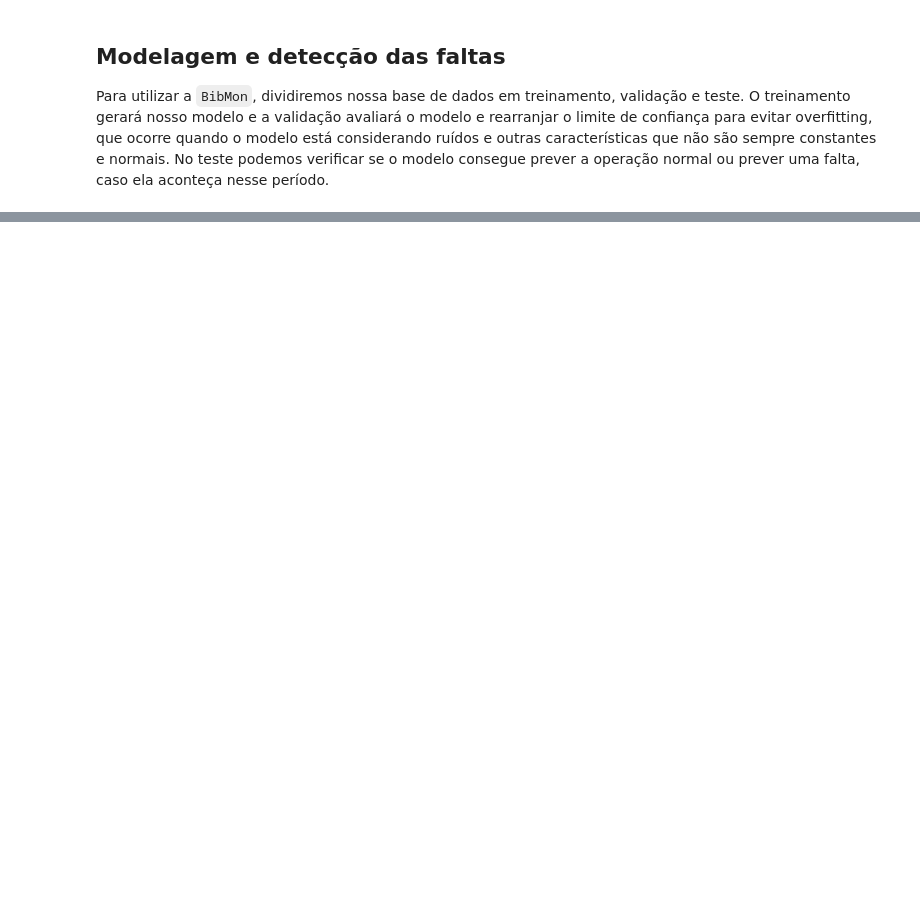
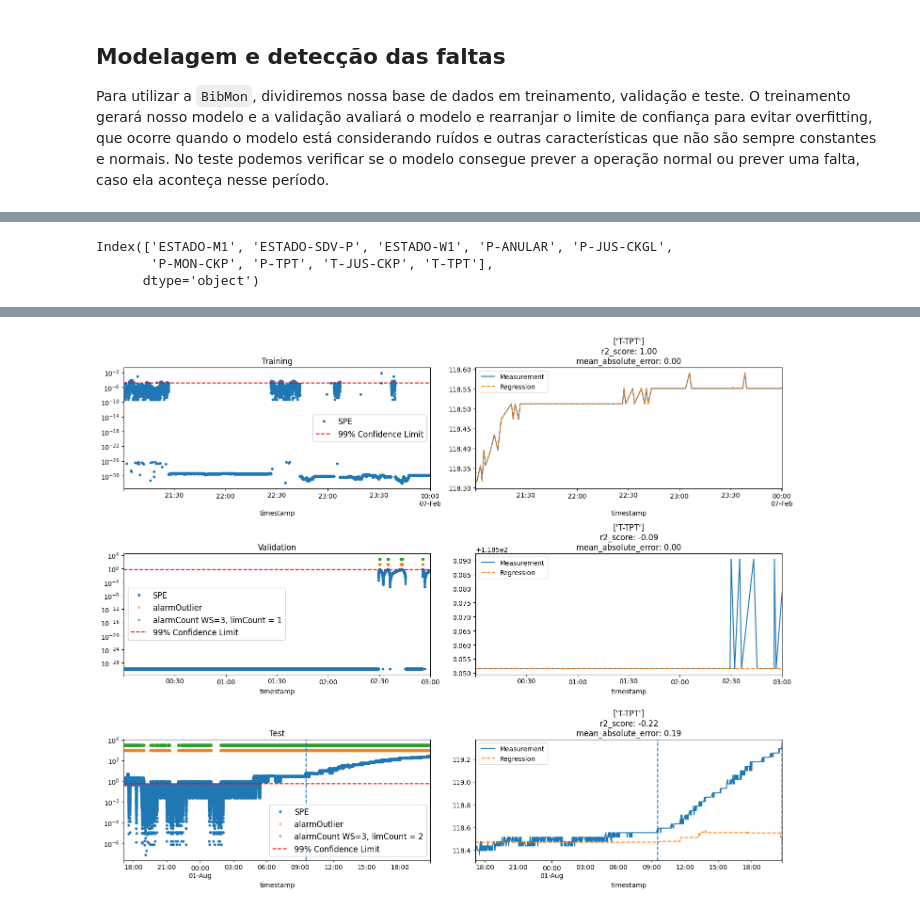
Before and after one commit to infingardi/BibMon, a Jupyter notebook: docs/source/tutorial_3w_fit_analysis.ipynb, the cells around one changed output, grey strips where cells are left out. Drawn from its saved outputs; the diff is of its cells as text; code cells hidden in the pictures; blank space fills up the shorter version.

Commit message:
nova análise utilizando os arquivos normais

```diff
--- a/docs/source/tutorial_3w_fit_analysis.ipynb
+++ b/docs/source/tutorial_3w_fit_analysis.ipynb
@@ -216,0 +448,39 @@ No teste podemos verificar se o modelo consegue prever a operação normal ou pr
+# %%
+import bibmon
+
+tags = ['ESTADO-W1', 'P-ANULAR', 'P-JUS-CKGL', 'P-MON-CKP', 'P-TPT', 'T-JUS-CKP', 'T-TPT']
+
+print(dataNormalOperation.keys())
+
+(X_train, X_validation,
+ X_test, Y_train,
+ Y_validation, Y_test) = train_val_test_split(dataNormalOperation, dataFault,
+                                                     start_train = start_train, #Início da base de dados
+                                                     end_train = end_train,
+                                                     end_validation = end_validation, #Horas antes da falta
+                                                     start_test = start_test, #Horas antes da falta
+                                                     end_test = end_test, #Fim da base de dados
+                                                     tags_Y = ['T-TPT']) #Essa variável será usada para análise da regressão do modelo
+# %% [output]
+Index(['ESTADO-M1', 'ESTADO-SDV-P', 'ESTADO-W1', 'P-ANULAR', 'P-JUS-CKGL',
+       'P-MON-CKP', 'P-TPT', 'T-JUS-CKP', 'T-TPT'],
+      dtype='object')
+# %%
+from sklearn.ensemble import RandomForestRegressor
+reg = RandomForestRegressor(n_jobs=-1, random_state=1)
+
+model = bibmon.sklearnRegressor(reg)
+# %%
+from sklearn.metrics import r2_score
+from sklearn.metrics import mean_absolute_error
+
+mtr = [r2_score, mean_absolute_error]
+# %%
+%%time
+
+teste = complete_analysis(model, X_train, X_validation, X_test,
+                         Y_train, Y_validation, Y_test,
+                         metrics = mtr, count_window_size = 3, count_limit = 2,
+                         fault_start = fault_start,
+                         fault_end = fault_end)
+# %% [output]
@@ -216,0 +489 @@ No teste podemos verificar se o modelo consegue prever a operação normal ou pr
+[figure, added]
```
Also changed, not shown: parts of 17 cells of this notebook, 1 other file.
